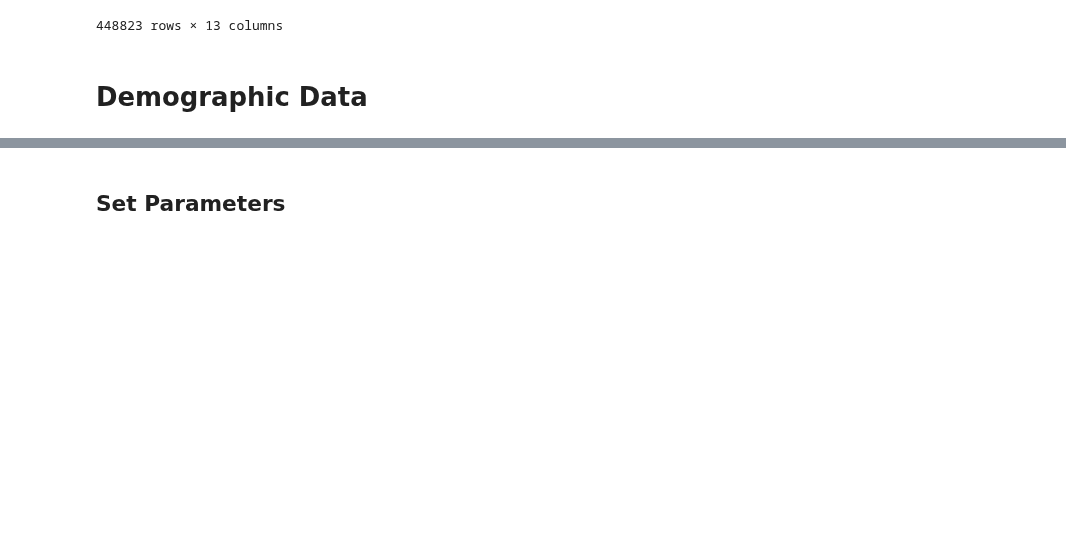
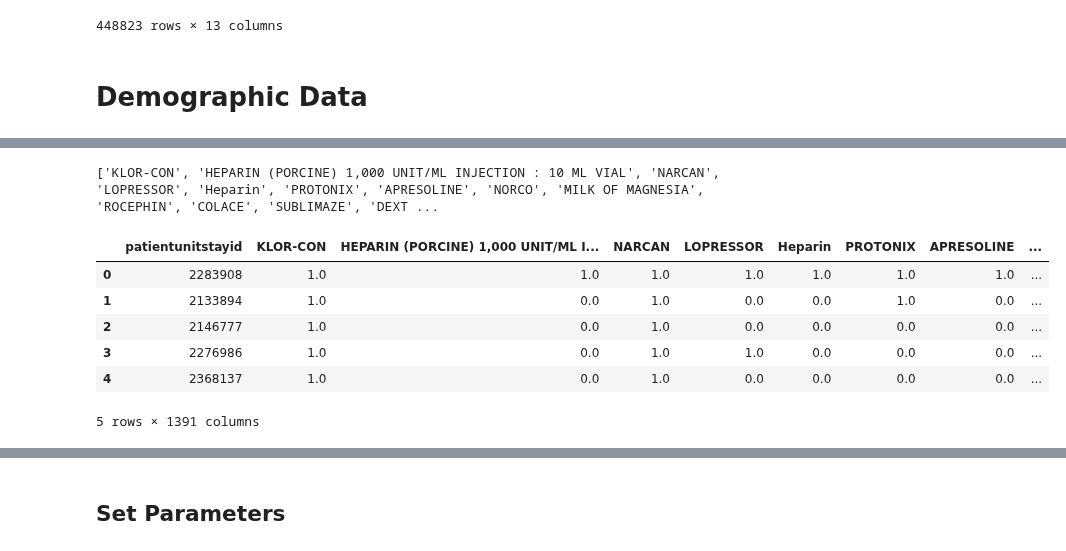
Before and after one commit to adit98/tbi, a Jupyter notebook: GCS_Modeling.ipynb, the cells around one changed output, grey strips where cells are left out. Drawn from its saved outputs; the diff is of its cells as text; code cells hidden in the pictures; blank space fills up the shorter version.

Commit message:
Added medication and infusion code.

```diff
--- a/GCS_Modeling.ipynb
+++ b/GCS_Modeling.ipynb
@@ -190,0 +193,5 @@ sao2 = sao2.dropna()
+# %%
+# Loading medication data
+medication_all = pd.read_csv('data/medication_data_long_query.csv')
+
+medication_all.head()
@@ -190,0 +206,28 @@ sao2 = sao2.dropna()
+# %%
+medtypes = list(medication_all['drugname'].drop_duplicates().dropna())
+print(medtypes)
+# %% [output]
+['KLOR-CON', 'HEPARIN (PORCINE) 1,000 UNIT/ML INJECTION : 10 ML VIAL', 'NARCAN', 'LOPRESSOR', 'Heparin', 'PROTONIX', 'APRESOLINE', 'NORCO', 'MILK OF MAGNESIA', 'ROCEPHIN', 'COLACE', 'SUBLIMAZE', 'DEXT ...
+# %%
+# Getting table of indicator variables for each patient
+m = medtypes[0]
+medtypedata = medication_all[medication_all['drugname'] == m][['patientunitstayid']].drop_duplicates()#, 'frequency']]
+indicator = np.ones((medtypedata.shape[0], 1))
+medtypedata[m] = indicator
+# print(np.isnan(medtypedata['drugstartoffset']).any())
+for m in medtypes[1:]:
+    medtypedata1 = medication_all[medication_all['drugname'] == m][['patientunitstayid']].drop_duplicates()
+    indicator = np.ones((medtypedata1.shape[0], 1))
+    medtypedata1[m] = indicator
+    medtypedata = medtypedata.merge(medtypedata1, how='outer', on='patientunitstayid')
+# %%
+medtypedata = medtypedata.fillna(0)
+medtypedata.head()
+# %% [output]
+|  | patientunitstayid | KLOR-CON | HEPARIN (PORCINE) 1,000 UNIT/ML I... | NARCAN | LOPRESSOR | Heparin | PROTONIX | APRESOLINE | ... |
+| 0 | 2283908 | 1.0 | 1.0 | 1.0 | 1.0 | 1.0 | 1.0 | 1.0 | ... |
+| 1 | 2133894 | 1.0 | 0.0 | 1.0 | 0.0 | 0.0 | 1.0 | 0.0 | ... |
+| 2 | 2146777 | 1.0 | 0.0 | 1.0 | 0.0 | 0.0 | 0.0 | 0.0 | ... |
+| 3 | 2276986 | 1.0 | 0.0 | 1.0 | 1.0 | 0.0 | 0.0 | 0.0 | ... |
+| 4 | 2368137 | 1.0 | 0.0 | 1.0 | 0.0 | 0.0 | 0.0 | 0.0 | ... |
+5 rows × 1391 columns
```
Also changed, not shown: parts of 10 cells of this notebook.
